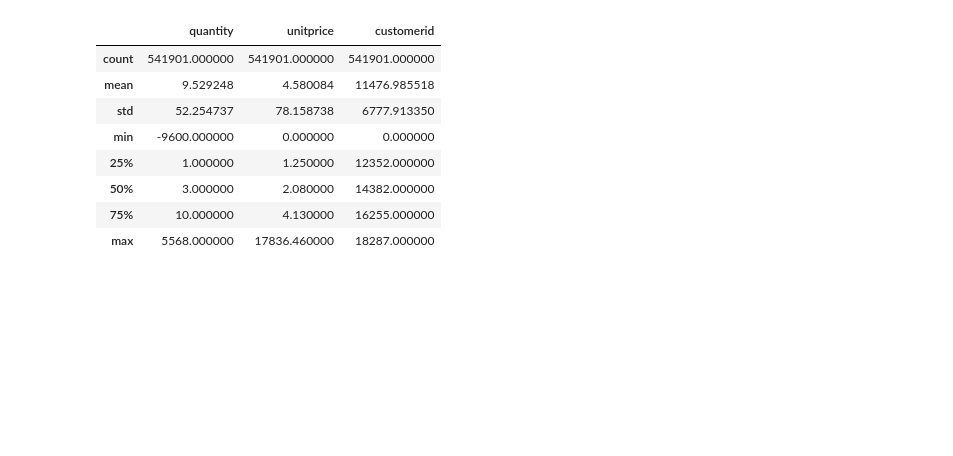
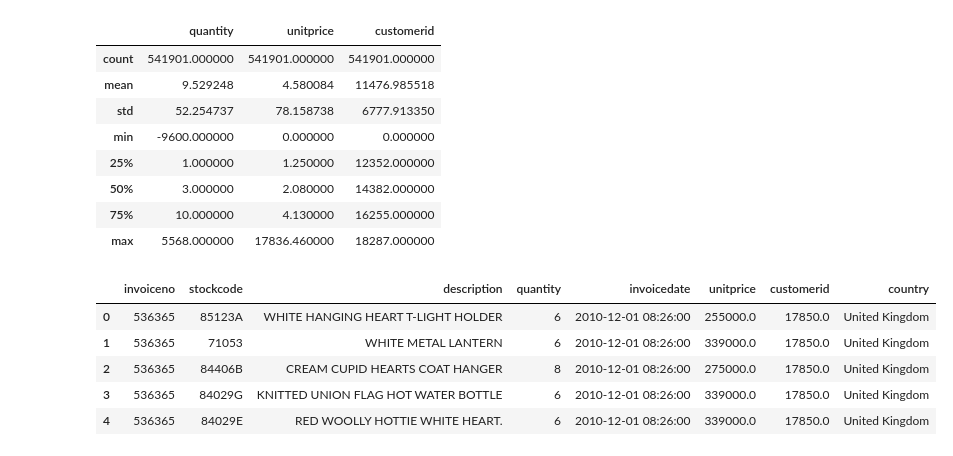
Before and after one commit to Marc-Aradillas/customer-segmentation-project, a Jupyter notebook: prep.ipynb, the cells around one changed output. Cells and saved outputs as stored; diff of their text form; code cells hidden in the pictures; blank space fills up the shorter version.

Commit message:
conversion code

```diff
--- a/prep.ipynb
+++ b/prep.ipynb
@@ -699,3 +703,18 @@ df.describe()
 | 50% | 3.000000 | 2.080000 | 14382.000000 |
 | 75% | 10.000000 | 4.130000 | 16255.000000 |
 | max | 5568.000000 | 17836.460000 | 18287.000000 |
+# %%
+# Define the conversion factor from lakh to dollars
+conversion_factor = 100000  # 1 lakh = 100,000
+
+# Convert the "unitprice" column to US dollars and replace the original column
+df['unitprice'] = df['unitprice'] * conversion_factor
+# %%
+df.head()
+# %% [output]
+|  | invoiceno | stockcode | description | quantity | invoicedate | unitprice | customerid | country |
+| 0 | 536365 | 85123A | WHITE HANGING HEART T-LIGHT HOLDER | 6 | 2010-12-01 08:26:00 | 255000.0 | 17850.0 | United Kingdom |
+| 1 | 536365 | 71053 | WHITE METAL LANTERN | 6 | 2010-12-01 08:26:00 | 339000.0 | 17850.0 | United Kingdom |
+| 2 | 536365 | 84406B | CREAM CUPID HEARTS COAT HANGER | 8 | 2010-12-01 08:26:00 | 275000.0 | 17850.0 | United Kingdom |
+| 3 | 536365 | 84029G | KNITTED UNION FLAG HOT WATER BOTTLE | 6 | 2010-12-01 08:26:00 | 339000.0 | 17850.0 | United Kingdom |
+| 4 | 536365 | 84029E | RED WOOLLY HOTTIE WHITE HEART. | 6 | 2010-12-01 08:26:00 | 339000.0 | 17850.0 | United Kingdom |
```
Also changed, not shown: parts of 3 cells of this notebook.
